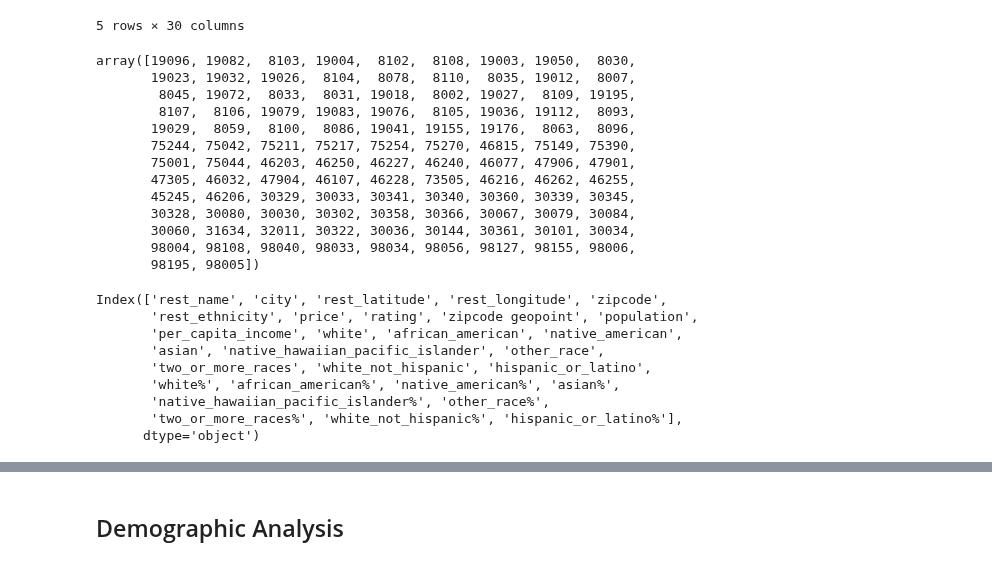
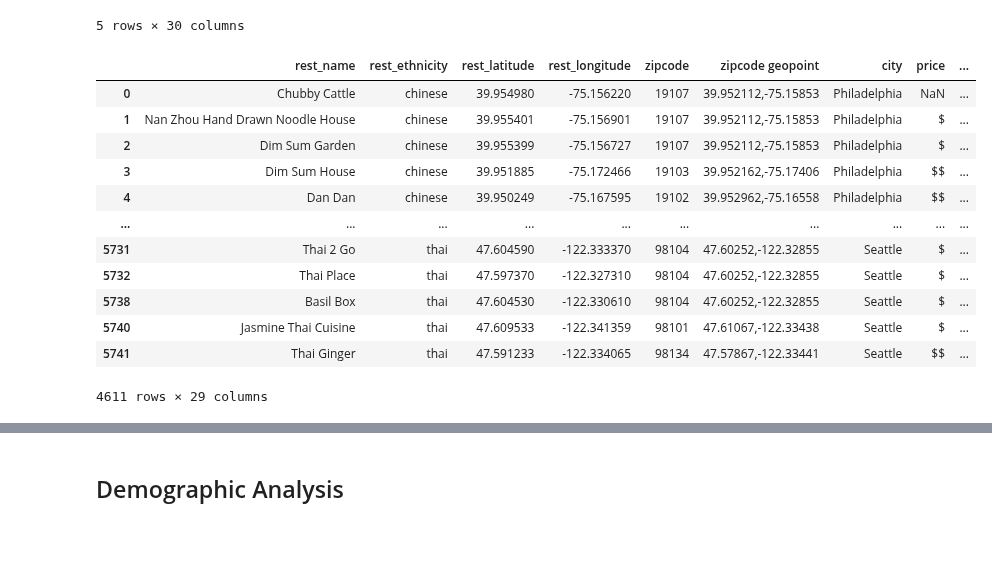
Before and after one commit to DPintacasi/teamcobra_project1, a Jupyter notebook: Scripts/final_analysis.ipynb, the cells around one changed output, grey strips where cells are left out. Saved outputs shown, nothing was run; the diff lists cells and outputs as text; code cells hidden in the pictures; blank space fills up the shorter version.

```diff
--- a/Scripts/final_analysis.ipynb
+++ b/Scripts/final_analysis.ipynb
@@ -69,42 +58,48 @@ df.head()
 | 3 | Dim Sum House | Philadelphia | 39.951885 | -75.172466 | 19103 | chinese | $$ | 4.0 | 39.952162,-75.17406 | Philadelphia | ... |
 | 4 | Dan Dan | Philadelphia | 39.950249 | -75.167595 | 19102 | chinese | $$ | 4.0 | 39.952962,-75.16558 | Philadelphia | ... |
 5 rows × 30 columns
-# %%
-#zipcodes where there is no census data or is not actually part of the city
-df[df['city_y'].isnull()]['zipcode'].unique()
-# %% [output]
-array([19096, 19082,  8103, 19004,  8102,  8108, 19003, 19050,  8030,
-       19023, 19032, 19026,  8104,  8078,  8110,  8035, 19012,  8007,
-        8045, 19072,  8033,  8031, 19018,  8002, 19027,  8109, 19195,
-        8107,  8106, 19079, 19083, 19076,  8105, 19036, 19112,  8093,
-       19029,  8059,  8100,  8086, 19041, 19155, 19176,  8063,  8096,
-       75244, 75042, 75211, 75217, 75254, 75270, 46815, 75149, 75390,
-       75001, 75044, 46203, 46250, 46227, 46240, 46077, 47906, 47901,
-       47305, 46032, 47904, 46107, 46228, 73505, 46216, 46262, 46255,
-       45245, 46206, 30329, 30033, 30341, 30340, 30360, 30339, 30345,
-       30328, 30080, 30030, 30302, 30358, 30366, 30067, 30079, 30084,
-       30060, 31634, 32011, 30322, 30036, 30144, 30361, 30101, 30034,
-       98004, 98108, 98040, 98033, 98034, 98056, 98127, 98155, 98006,
-       98195, 98005])
 # %%
+#zipcodes where there is no census data or is not actually part of the city
+df[df['city_y'].isnull()]['zipcode'].unique()
+
 #drop these rows. can't use simple drop na as we want to keep NaA in price
 df.drop(index = df[df['city_y'].isnull()].index, inplace = True)
 df.drop(columns = ['city_y'], inplace = True)
 df.rename(columns = {'name' : 'rest_name',
                      'latitude': 'rest_latitude',
                      'longitude' : 'rest_longitude',
                      'city_x' : 'city',
                      'geopoint': 'zipcode geopoint',
                      'ethnicity':'rest_ethnicity'}, inplace = True)
+
+#want to reorder columns
+df = df[['rest_name','rest_ethnicity','rest_latitude', 'rest_longitude',
+        'zipcode','zipcode geopoint','city','price', 'rating',
+       'population', 'per_capita_income', 'white', 'african_american',
+       'native_american', 'asian', 'native_hawaiian_pacific_islander',
+       'other_race', 'two_or_more_races', 'white_not_hispanic',
+       'hispanic_or_latino', 'white%', 'african_american%', 'native_american%',
+       'asian%', 'native_hawaiian_pacific_islander%', 'other_race%',
+       'two_or_more_races%', 'white_not_hispanic%', 'hispanic_or_latino%']]
+
+#rename values
+replace_values = ['newamerican', 'indpak', 'soulfood']
+new_values = ['new american','indian','soul food']
+for i in range(len(replace_values)):
+    df.replace(replace_values[i],new_values[i],inplace = True)
+
+df
+# %% [output]
+|  | rest_name | rest_ethnicity | rest_latitude | rest_longitude | zipcode | zipcode geopoint | city | price | ... |
+| 0 | Chubby Cattle | chinese | 39.954980 | -75.156220 | 19107 | 39.952112,-75.15853 | Philadelphia | NaN | ... |
+| 1 | Nan Zhou Hand Drawn Noodle House | chinese | 39.955401 | -75.156901 | 19107 | 39.952112,-75.15853 | Philadelphia | $ | ... |
+| 2 | Dim Sum Garden | chinese | 39.955399 | -75.156727 | 19107 | 39.952112,-75.15853 | Philadelphia | $ | ... |
+| 3 | Dim Sum House | chinese | 39.951885 | -75.172466 | 19103 | 39.952162,-75.17406 | Philadelphia | $$ | ... |
+| 4 | Dan Dan | chinese | 39.950249 | -75.167595 | 19102 | 39.952962,-75.16558 | Philadelphia | $$ | ... |
+| ... | ... | ... | ... | ... | ... | ... | ... | ... | ... |
+| 5731 | Thai 2 Go | thai | 47.604590 | -122.333370 | 98104 | 47.60252,-122.32855 | Seattle | $ | ... |
+| 5732 | Thai Place | thai | 47.597370 | -122.327310 | 98104 | 47.60252,-122.32855 | Seattle | $ | ... |
+| 5738 | Basil Box | thai | 47.604530 | -122.330610 | 98104 | 47.60252,-122.32855 | Seattle | $ | ... |
+| 5740 | Jasmine Thai Cuisine | thai | 47.609533 | -122.341359 | 98101 | 47.61067,-122.33438 | Seattle | $ | ... |
+| 5741 | Thai Ginger | thai | 47.591233 | -122.334065 | 98134 | 47.57867,-122.33441 | Seattle | $$ | ... |
+4611 rows × 29 columns
-# %%
-df.columns
-# %% [output]
-Index(['rest_name', 'city', 'rest_latitude', 'rest_longitude', 'zipcode',
-       'rest_ethnicity', 'price', 'rating', 'zipcode geopoint', 'population',
-       'per_capita_income', 'white', 'african_american', 'native_american',
-       'asian', 'native_hawaiian_pacific_islander', 'other_race',
-       'two_or_more_races', 'white_not_hispanic', 'hispanic_or_latino',
-       'white%', 'african_american%', 'native_american%', 'asian%',
-       'native_hawaiian_pacific_islander%', 'other_race%',
-       'two_or_more_races%', 'white_not_hispanic%', 'hispanic_or_latino%'],
-      dtype='object')
```
Also changed, not shown: parts of 11 cells of this notebook, 4 other files.
